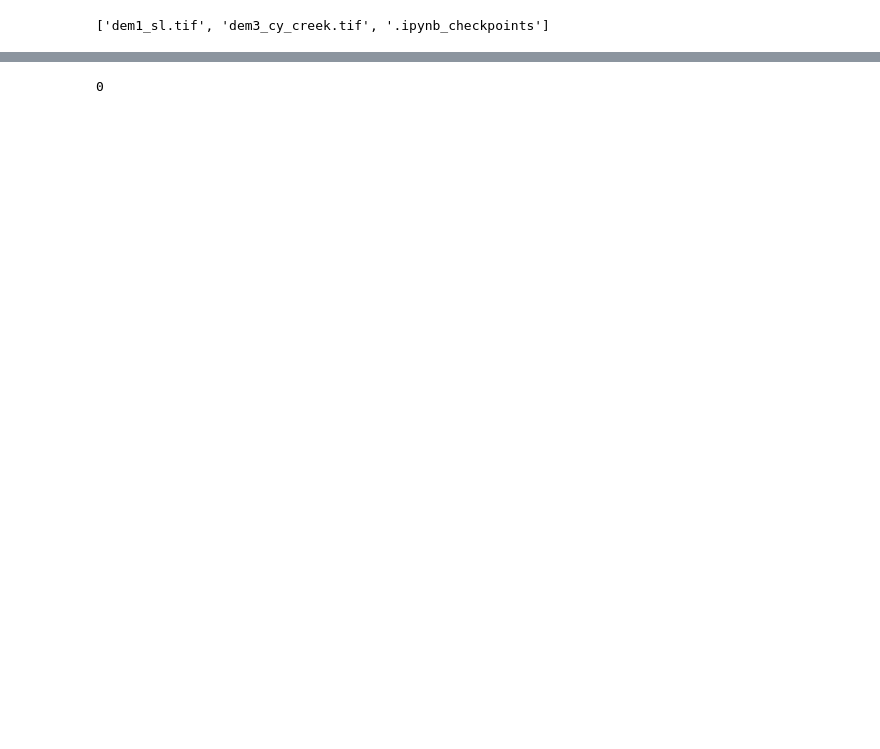
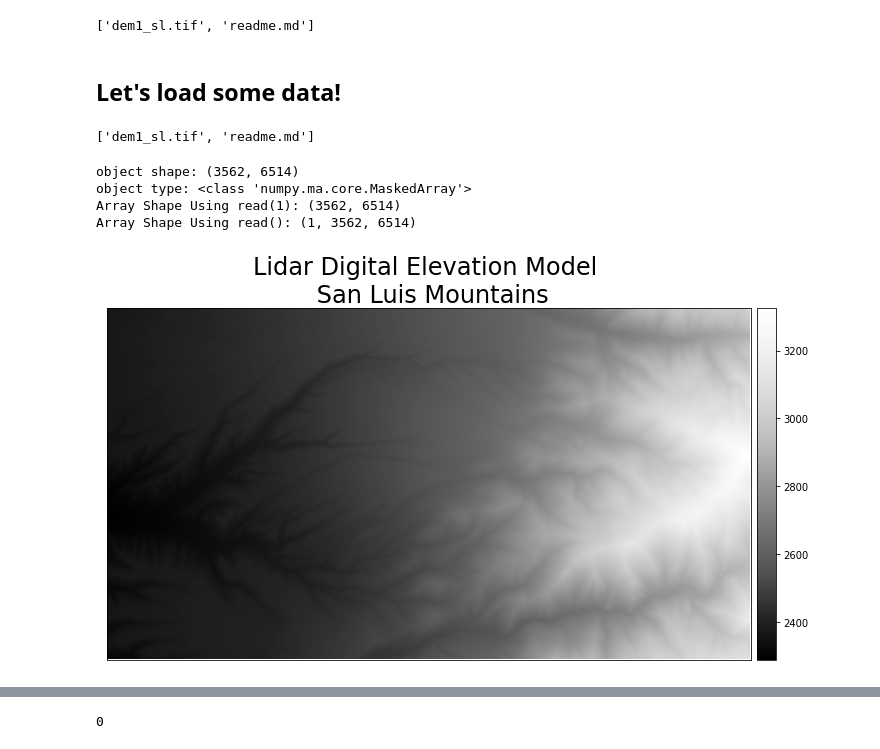
Before and after one commit to littlebiggeo/csdms-clinic-2020, a Jupyter notebook: csdms_2020_hrt.ipynb, the cells around one changed output, grey strips where cells are left out. Saved outputs shown, nothing was run; the diff lists cells and outputs as text; code cells hidden in the pictures; blank space fills up the shorter version.

```diff
--- a/csdms_2020_hrt.ipynb
+++ b/csdms_2020_hrt.ipynb
@@ -60,5 +99,66 @@ Downloading 1mT2hCI7T3zVGEe7jVDz5xvoS83zoeVVj into ./data/dem1_sl.tif... Done.
-# %%
-data_dir = '/content/data/'
-print(os.listdir(data_dir))
-# %% [output]
-['dem1_sl.tif', 'dem3_cy_creek.tif', '.ipynb_checkpoints']
+# %%
+#Set our data directory to our new cloned Git and where we placed the DEM
+data_dir = './csdms-clinic-2020/data/sanluis/'
+print(os.listdir(data_dir))
+# %% [output]
+['dem1_sl.tif', 'readme.md']
+# %% [markdown]
+## Let's load some data!
+# %%
+#import whitebox to begin raster processing and manipulation
+import whitebox
+wbt = whitebox.WhiteboxTools()
+
+# set whitebox working directory
+wbt.set_working_dir(data_dir)
+wbt.verbose = False
+print(os.listdir(data_dir))
+# %% [output]
+['dem1_sl.tif', 'readme.md']
+# %%
+#Open our DEM (in tif format) using rasterio and convert to a numpy array
+with rio.open('/content/csdms-clinic-2020/data/sanluis/dem1_sl.tif') as src:
+    # Convert / read the data into a numpy array
+    # masked = True turns `nodata` values to nan
+    dem1_sl_im = src.read(1, masked=True)
+
+    # Create a spatial extent object using rio.plot.plotting
+    spatial_extent = rio.plot.plotting_extent(src)
+
+print("object shape:", dem1_sl_im.shape)
+print("object type:", type(dem1_sl_im))
+
+with rio.open('/content/csdms-clinic-2020/data/sanluis/dem1_sl.tif') as src:
+
+    # Convert / read the data into a numpy array:
+    dem1_sl_2 = src.read(1)
+
+with rio.open('/content/csdms-clinic-2020/data/sanluis/dem1_sl.tif') as src:
+
+    # Convert / read the data into a numpy array:
+    dem1_sl_3 = src.read()
+
+print("Array Shape Using read(1):", dem1_sl_2.shape)
+
+# Notice that without the (1), your numpy array has a third dimension
+print("Array Shape Using read():", dem1_sl_3.shape)
+
+#Update our metadata for raster export
+# %% [output]
+object shape: (3562, 6514)
+object type: <class 'numpy.ma.core.MaskedArray'>
+Array Shape Using read(1): (3562, 6514)
+Array Shape Using read(): (1, 3562, 6514)
+# %%
+#plot our raster, which is a 1m lidar derived DEM from the San Luis Mountains
+fig, ax = plt.subplots(figsize=(12, 10))
+ep.plot_bands(dem1_sl_im,
+              cmap='Greys_r',
+              extent=spatial_extent,
+              scale=False,
+              ax=ax)
+ax.set_title("Lidar Digital Elevation Model \n San Luis Mountains",
+             fontsize=24)
+plt.show()
+# %% [output]
+[figure, added]
```
Also changed, not shown: parts of 24 cells of this notebook.
